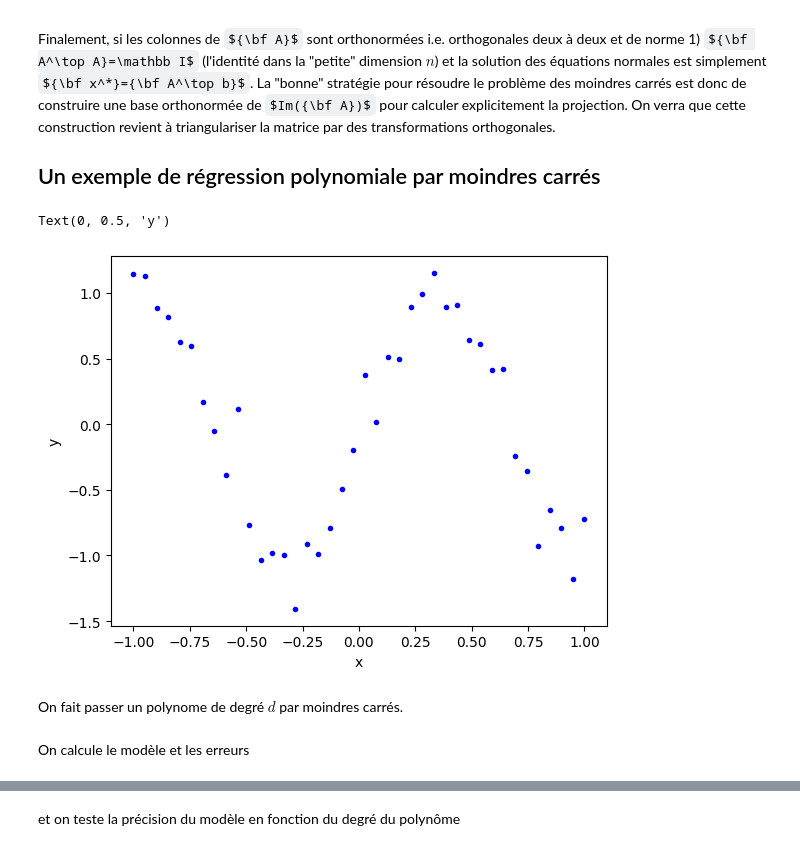
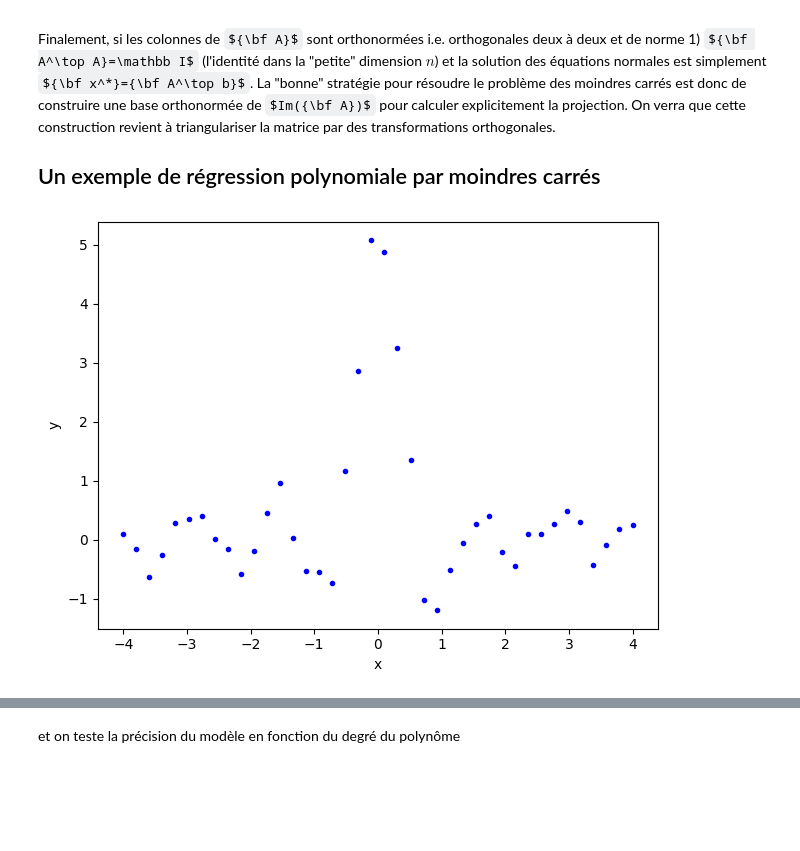
Before and after one commit to vbarra/ANbook, a Jupyter notebook: _build/jupyter_execute/mcl.ipynb, the cells around one changed output, grey strips where cells are left out. Drawn from its saved outputs; the diff is of its cells as text; code cells hidden in the pictures; some formulas as TeX source; blank space fills up the shorter version.

```diff
--- a/_build/jupyter_execute/mcl.ipynb
+++ b/_build/jupyter_execute/mcl.ipynb
@@ -155,22 +155,19 @@ from mpl_toolkits.mplot3d import Axes3D
 from numpy.linalg import inv
 from numpy import dot,power
 # %%
-dim_i = 1
-dim_o = 1
-nb_data = 40
+n = 40
 
+# Vous pouvez changer la fonction
 def f(x):
-    return np.sin(5*x)[:,None]
+    return (np.sin(5*x)/x)[:,None]
 
 
-x = np.linspace(-1,1,nb_data)
-Y = f(x) + np.random.normal(size=(nb_data, dim_o))*2e-1
+x = np.linspace(-4,4,n)
+Y = f(x) + np.random.normal(size=(n, 1))*2e-1
 
 plt.plot(x,Y, '.b')
 plt.xlabel('x')
 plt.ylabel('y')
+plt.tight_layout()
 # %% [output]
-Text(0, 0.5, 'y')
-[figure, old version]
+[figure, new version]
-# %% [markdown]
-On fait passer un polynome de degré $d$ par moindres carrés.
@@ -186,2 +173,0 @@ e = np.linalg.norm(dot(A,X)-Y)
-# %% [markdown]
-On calcule le modèle et les erreurs
```
Also changed, not shown: parts of 10 cells of this notebook, 12 other files.
